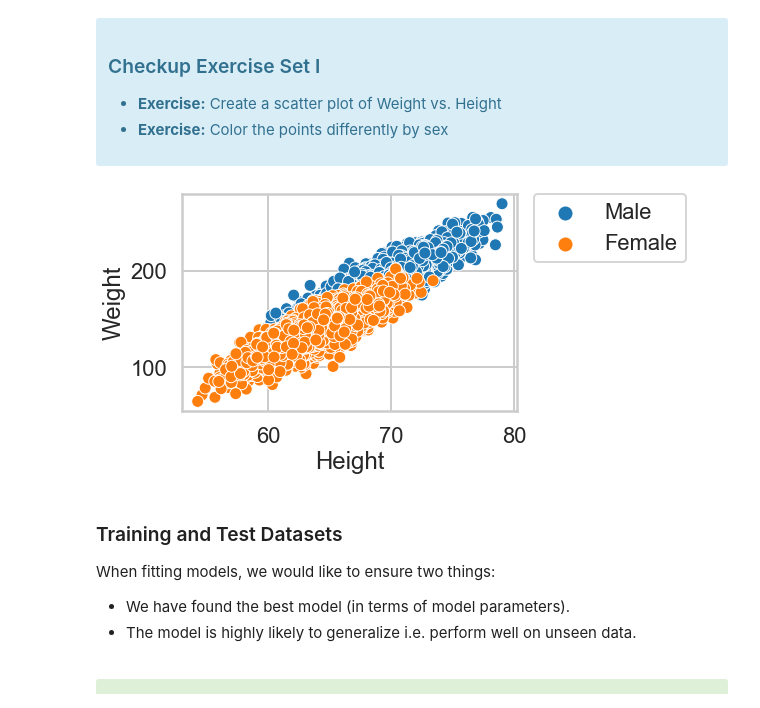
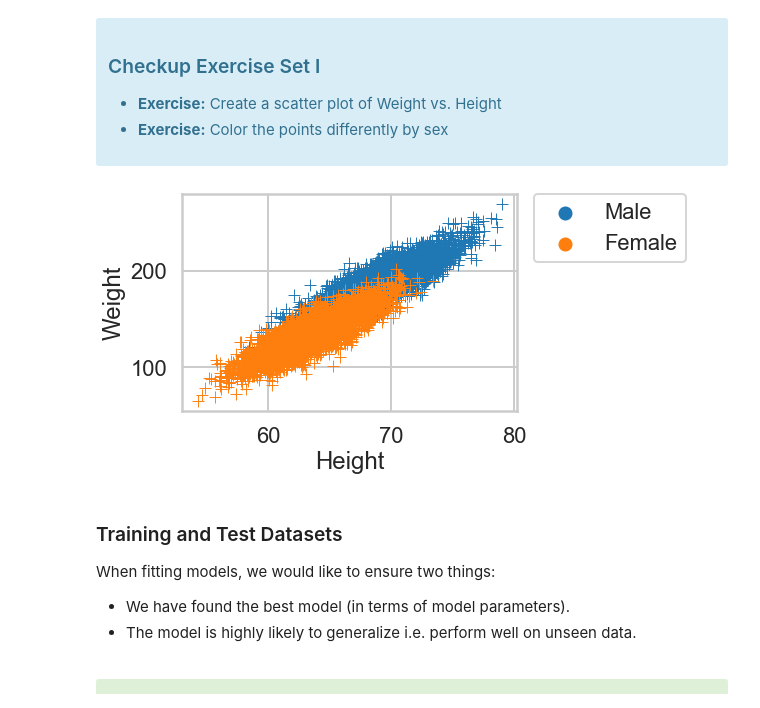
Before and after one commit to cabruck/DataScienceLogisticRegression, a Jupyter notebook: Logistic Regression Advanced Case Study.ipynb, the cells around one changed output. Saved outputs shown, nothing was run; the diff lists cells and outputs as text; code cells hidden in the pictures.

```diff
--- a/Logistic Regression Advanced Case Study.ipynb
+++ b/Logistic Regression Advanced Case Study.ipynb
@@ -122,12 +124,12 @@ with the "response" or "label" $y$ as a plain array of 0s and 1s for binary clas
 </div>
 # %%
 # your turn
-ax = sns.scatterplot(data=dflog,x="Height",y="Weight",hue="Sex")
+ax = sns.scatterplot(data=dflog,x="Height",y="Weight",hue="Sex",marker="+")
 # https://seaborn.pydata.org/generated/seaborn.move_legend.html
 #sns.move_legend(ax, "upper left", bbox_to_anchor=(1, 1))        #not sure why this doesn't work
 _ = plt.legend(bbox_to_anchor=(1.05, 1), loc=2, borderaxespad=0.)
 # %% [output]
-[figure, old version]
+[figure, new version]
 # %% [markdown]
 ### Training and Test Datasets
 
```
Also changed, not shown: parts of 15 cells of this notebook.
